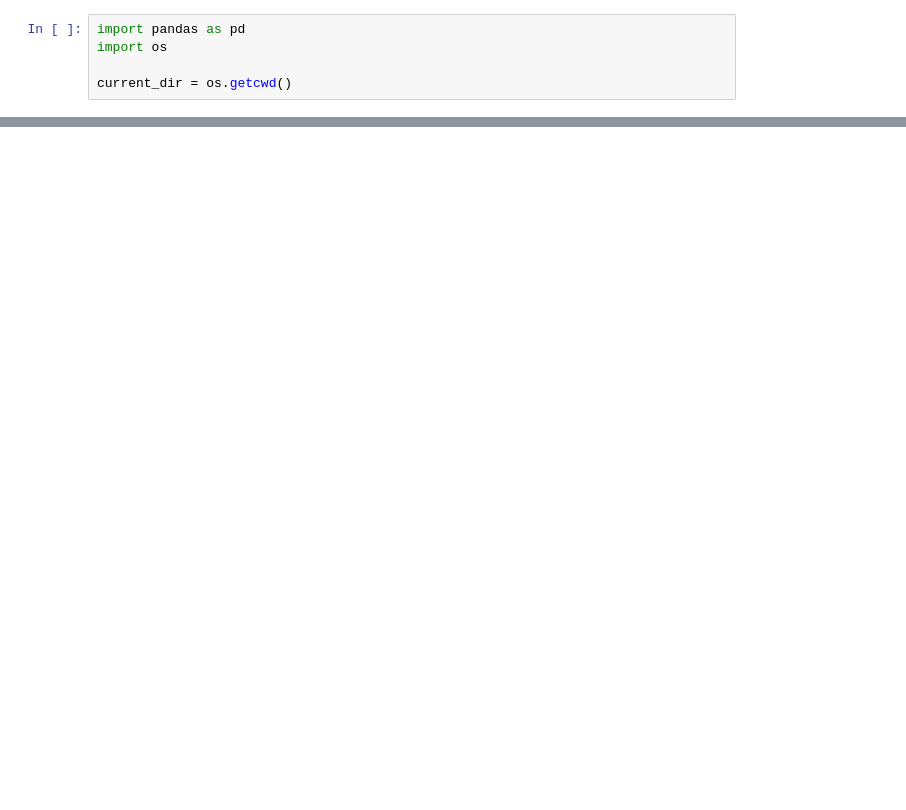
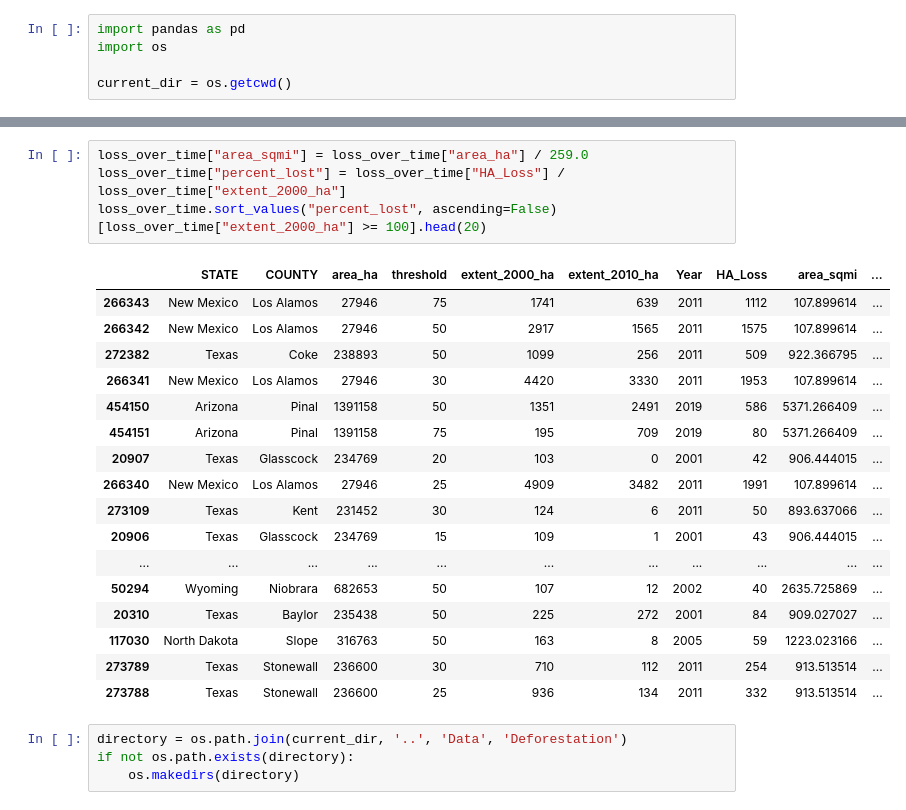
Before and after one commit to Calvin-Davis/CMSC320-FinalProject-Birds, a Jupyter notebook: Code/process_deforestation.ipynb, the cells around one changed output, grey strips where cells are left out. Saved outputs shown, nothing was run; the diff lists cells and outputs as text; blank space fills up the shorter version.

Commit message:
Completed the deforestation processing script

```diff
--- a/Code/process_deforestation.ipynb
+++ b/Code/process_deforestation.ipynb
@@ -51,0 +65,26 @@ loss_over_time
+# %%
+loss_over_time["area_sqmi"] = loss_over_time["area_ha"] / 259.0
+loss_over_time["percent_lost"] = loss_over_time["HA_Loss"] / loss_over_time["extent_2000_ha"]
+loss_over_time.sort_values("percent_lost", ascending=False)[loss_over_time["extent_2000_ha"] >= 100].head(20)
+# %% [output]
+|  | STATE | COUNTY | area_ha | threshold | extent_2000_ha | extent_2010_ha | Year | HA_Loss | area_sqmi | ... |
+| 266343 | New Mexico | Los Alamos | 27946 | 75 | 1741 | 639 | 2011 | 1112 | 107.899614 | ... |
+| 266342 | New Mexico | Los Alamos | 27946 | 50 | 2917 | 1565 | 2011 | 1575 | 107.899614 | ... |
+| 272382 | Texas | Coke | 238893 | 50 | 1099 | 256 | 2011 | 509 | 922.366795 | ... |
+| 266341 | New Mexico | Los Alamos | 27946 | 30 | 4420 | 3330 | 2011 | 1953 | 107.899614 | ... |
+| 454150 | Arizona | Pinal | 1391158 | 50 | 1351 | 2491 | 2019 | 586 | 5371.266409 | ... |
+| 454151 | Arizona | Pinal | 1391158 | 75 | 195 | 709 | 2019 | 80 | 5371.266409 | ... |
+| 20907 | Texas | Glasscock | 234769 | 20 | 103 | 0 | 2001 | 42 | 906.444015 | ... |
+| 266340 | New Mexico | Los Alamos | 27946 | 25 | 4909 | 3482 | 2011 | 1991 | 107.899614 | ... |
+| 273109 | Texas | Kent | 231452 | 30 | 124 | 6 | 2011 | 50 | 893.637066 | ... |
+| 20906 | Texas | Glasscock | 234769 | 15 | 109 | 1 | 2001 | 43 | 906.444015 | ... |
+| ... | ... | ... | ... | ... | ... | ... | ... | ... | ... | ... |
+| 50294 | Wyoming | Niobrara | 682653 | 50 | 107 | 12 | 2002 | 40 | 2635.725869 | ... |
+| 20310 | Texas | Baylor | 235438 | 50 | 225 | 272 | 2001 | 84 | 909.027027 | ... |
+| 117030 | North Dakota | Slope | 316763 | 50 | 163 | 8 | 2005 | 59 | 1223.023166 | ... |
+| 273789 | Texas | Stonewall | 236600 | 30 | 710 | 112 | 2011 | 254 | 913.513514 | ... |
+| 273788 | Texas | Stonewall | 236600 | 25 | 936 | 134 | 2011 | 332 | 913.513514 | ... |
+# %%
+directory = os.path.join(current_dir, '..', 'Data', 'Deforestation')
+if not os.path.exists(directory):
+    os.makedirs(directory)
```
Also changed, not shown: parts of 6 cells of this notebook.
